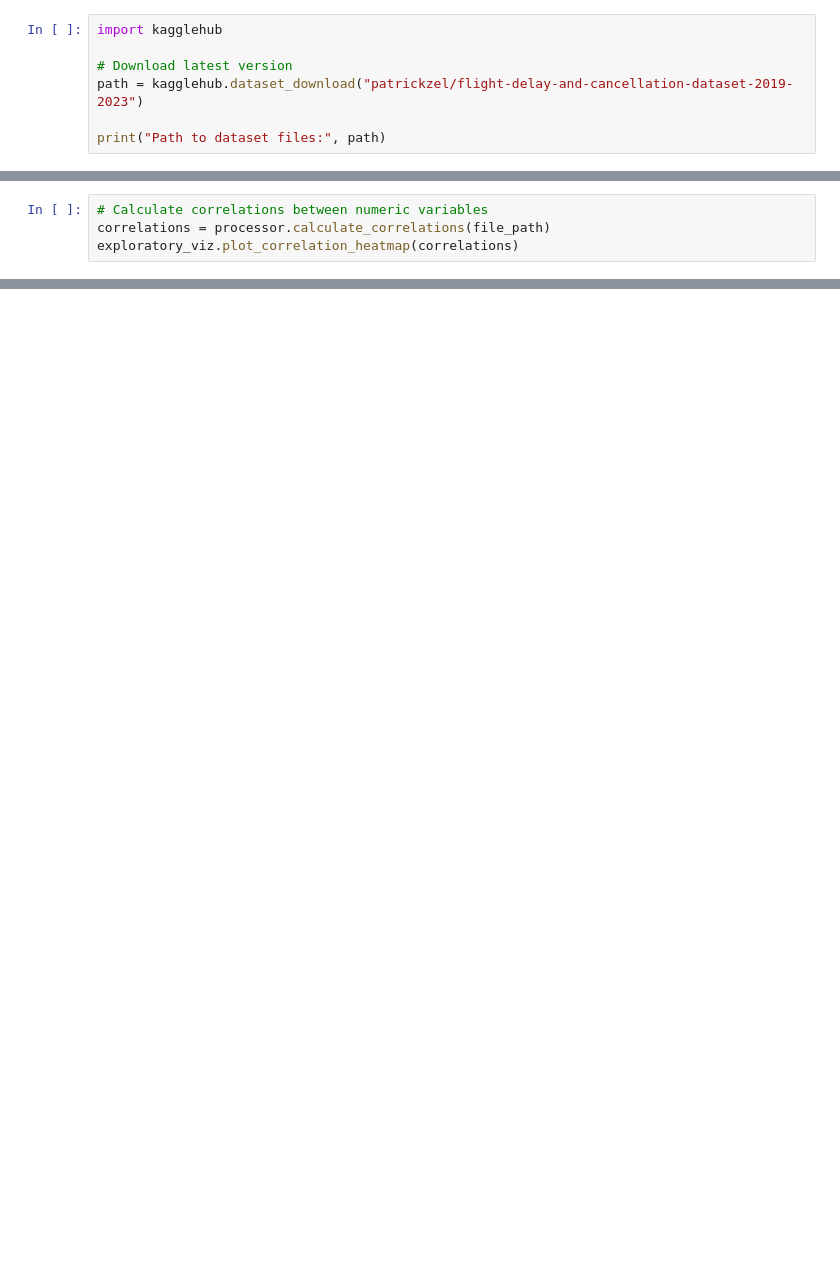
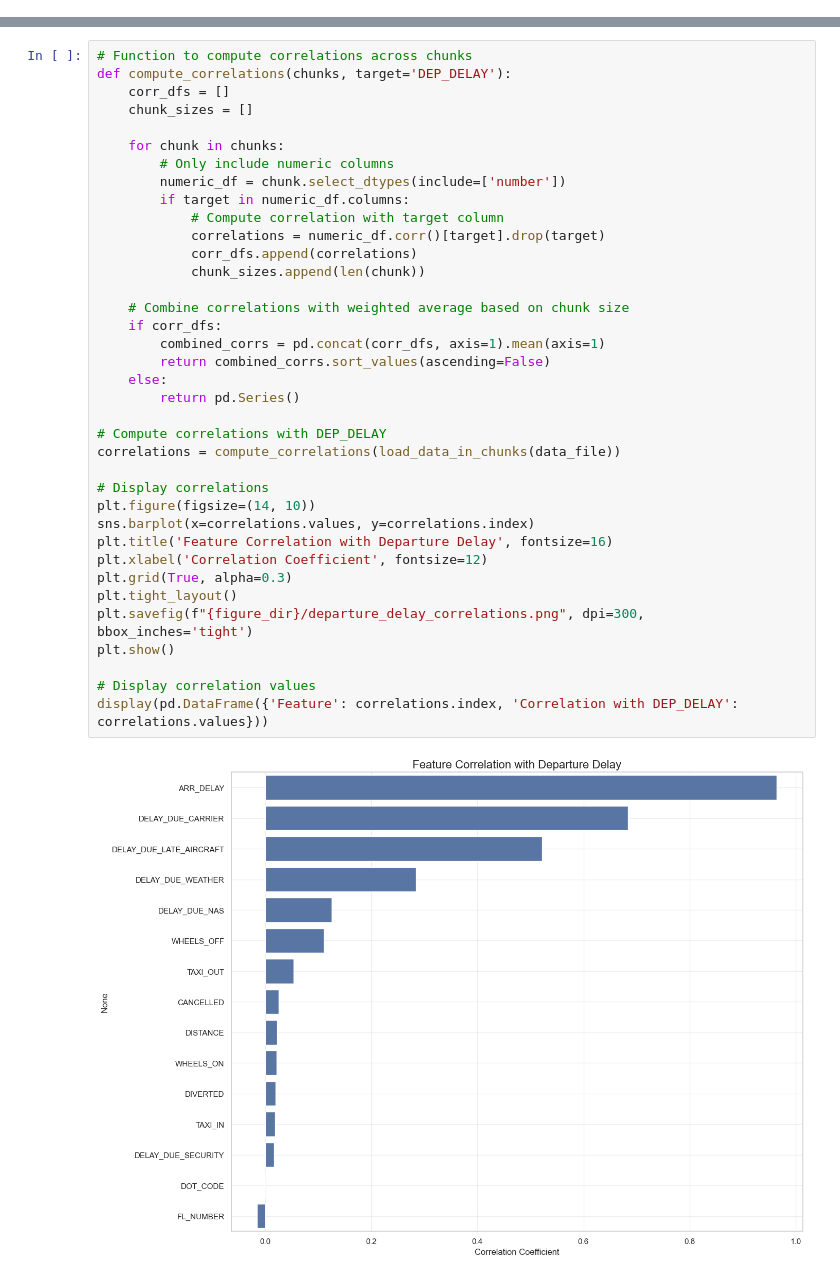
Before and after one commit to Suee18/Forecasting_Flights-DataScience, a Jupyter notebook: notebooks/exploratory/flight_delay_eda.ipynb, the cells around one changed output, grey strips where cells are left out. Drawn from its saved outputs; the diff is of its cells as text; blank space fills up the shorter version.

```diff
--- a/notebooks/exploratory/flight_delay_eda.ipynb
+++ b/notebooks/exploratory/flight_delay_eda.ipynb
@@ -18,7 +0,0 @@
-# %%
-import kagglehub
-
-# Download latest version
-path = kagglehub.dataset_download("patrickzel/flight-delay-and-cancellation-dataset-2019-2023")
-
-print("Path to dataset files:", path)
@@ -434,4 +0,0 @@ Figure saved to /content/Forecasting_Flights-DataScience/reports/figures/3m/rout
-# %%
-# Calculate correlations between numeric variables
-correlations = processor.calculate_correlations(file_path)
-exploratory_viz.plot_correlation_heatmap(correlations)
@@ -551,0 +1245,39 @@ Report saved to /content/reports/documents/flight_delay_eda_summary.md
+# %%
+# Function to compute correlations across chunks
+def compute_correlations(chunks, target='DEP_DELAY'):
+    corr_dfs = []
+    chunk_sizes = []
+
+    for chunk in chunks:
+        # Only include numeric columns
+        numeric_df = chunk.select_dtypes(include=['number'])
+        if target in numeric_df.columns:
+            # Compute correlation with target column
+            correlations = numeric_df.corr()[target].drop(target)
+            corr_dfs.append(correlations)
+            chunk_sizes.append(len(chunk))
+
+    # Combine correlations with weighted average based on chunk size
+    if corr_dfs:
+        combined_corrs = pd.concat(corr_dfs, axis=1).mean(axis=1)
+        return combined_corrs.sort_values(ascending=False)
+    else:
+        return pd.Series()
+
+# Compute correlations with DEP_DELAY
+correlations = compute_correlations(load_data_in_chunks(data_file))
+
+# Display correlations
+plt.figure(figsize=(14, 10))
+sns.barplot(x=correlations.values, y=correlations.index)
+plt.title('Feature Correlation with Departure Delay', fontsize=16)
+plt.xlabel('Correlation Coefficient', fontsize=12)
+plt.grid(True, alpha=0.3)
+plt.tight_layout()
+plt.savefig(f"{figure_dir}/departure_delay_correlations.png", dpi=300, bbox_inches='tight')
+plt.show()
+
+# Display correlation values
+display(pd.DataFrame({'Feature': correlations.index, 'Correlation with DEP_DELAY': correlations.values}))
+# %% [output]
+[figure, added]
```
Also changed, not shown: parts of 67 cells of this notebook, 36 other files.
